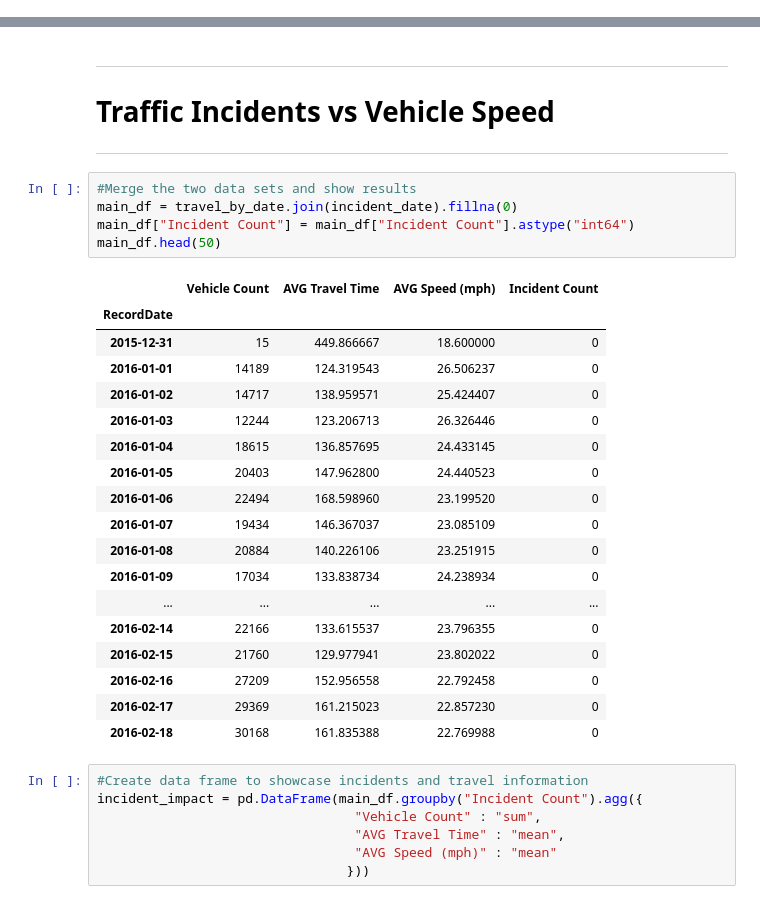
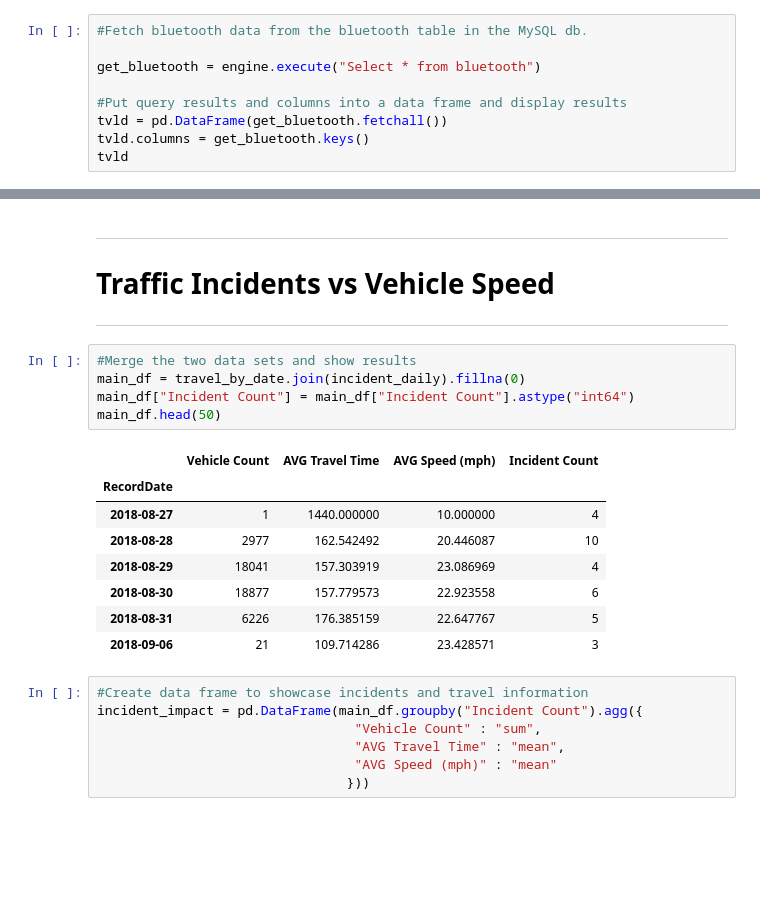
Before and after one commit to SaifeelMomin/Project1---Team_BigBend, a Jupyter notebook: traffic_incident_apis/data.austin/Austin.data.traffic_api.ipynb, the cells around one changed output, grey strips where cells are left out. Drawn from its saved outputs; the diff is of its cells as text; blank space fills up the shorter version.

```diff
--- a/traffic_incident_apis/data.austin/Austin.data.traffic_api.ipynb
+++ b/traffic_incident_apis/data.austin/Austin.data.traffic_api.ipynb
@@ -88,0 +64,9 @@ tvld = pd.DataFrame(travel_data)
+# %%
+#Fetch bluetooth data from the bluetooth table in the MySQL db.
+
+get_bluetooth = engine.execute("Select * from bluetooth")
+
+#Put query results and columns into a data frame and display results
+tvld = pd.DataFrame(get_bluetooth.fetchall())
+tvld.columns = get_bluetooth.keys()
+tvld
@@ -126,28 +119,18 @@ travel_by_date
 ---
 # %%
 #Merge the two data sets and show results
-main_df = travel_by_date.join(incident_date).fillna(0)
+main_df = travel_by_date.join(incident_daily).fillna(0)
 main_df["Incident Count"] = main_df["Incident Count"].astype("int64")
 main_df.head(50)
 # %% [output]
 |  | Vehicle Count | AVG Travel Time | AVG Speed (mph) | Incident Count |
 | RecordDate |  |  |  |  |
-| 2015-12-31 | 15 | 449.866667 | 18.600000 | 0 |
-| 2016-01-01 | 14189 | 124.319543 | 26.506237 | 0 |
-| 2016-01-02 | 14717 | 138.959571 | 25.424407 | 0 |
-| 2016-01-03 | 12244 | 123.206713 | 26.326446 | 0 |
-| 2016-01-04 | 18615 | 136.857695 | 24.433145 | 0 |
-| 2016-01-05 | 20403 | 147.962800 | 24.440523 | 0 |
-| 2016-01-06 | 22494 | 168.598960 | 23.199520 | 0 |
-| 2016-01-07 | 19434 | 146.367037 | 23.085109 | 0 |
-| 2016-01-08 | 20884 | 140.226106 | 23.251915 | 0 |
-| 2016-01-09 | 17034 | 133.838734 | 24.238934 | 0 |
-| ... | ... | ... | ... | ... |
-| 2016-02-14 | 22166 | 133.615537 | 23.796355 | 0 |
-| 2016-02-15 | 21760 | 129.977941 | 23.802022 | 0 |
-| 2016-02-16 | 27209 | 152.956558 | 22.792458 | 0 |
-| 2016-02-17 | 29369 | 161.215023 | 22.857230 | 0 |
-| 2016-02-18 | 30168 | 161.835388 | 22.769988 | 0 |
+| 2018-08-27 | 1 | 1440.000000 | 10.000000 | 4 |
+| 2018-08-28 | 2977 | 162.542492 | 20.446087 | 10 |
+| 2018-08-29 | 18041 | 157.303919 | 23.086969 | 4 |
+| 2018-08-30 | 18877 | 157.779573 | 22.923558 | 6 |
+| 2018-08-31 | 6226 | 176.385159 | 22.647767 | 5 |
+| 2018-09-06 | 21 | 109.714286 | 23.428571 | 3 |
 # %%
 #Create data frame to showcase incidents and travel information
 incident_impact = pd.DataFrame(main_df.groupby("Incident Count").agg({
```
Also changed, not shown: parts of 15 cells of this notebook, 1 other file.
